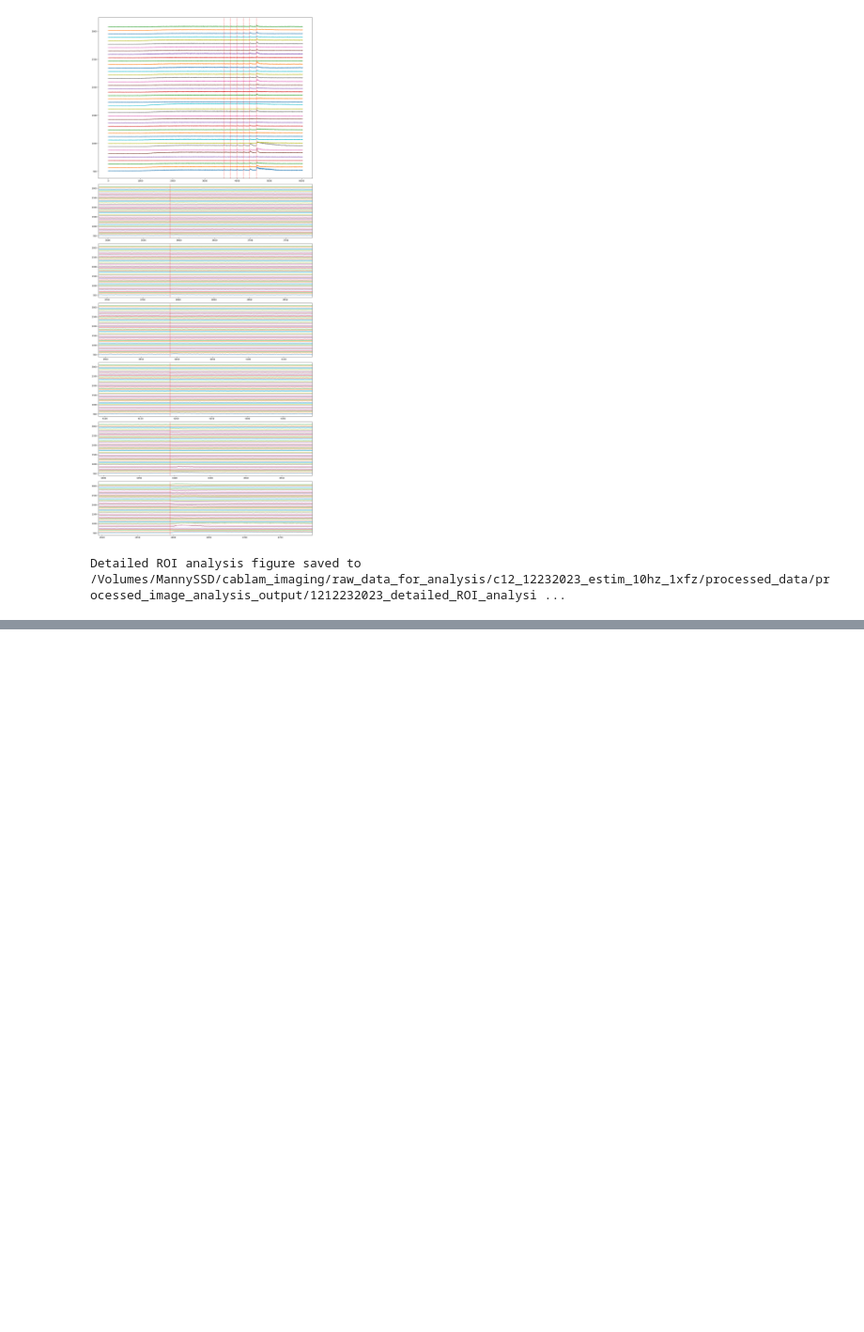
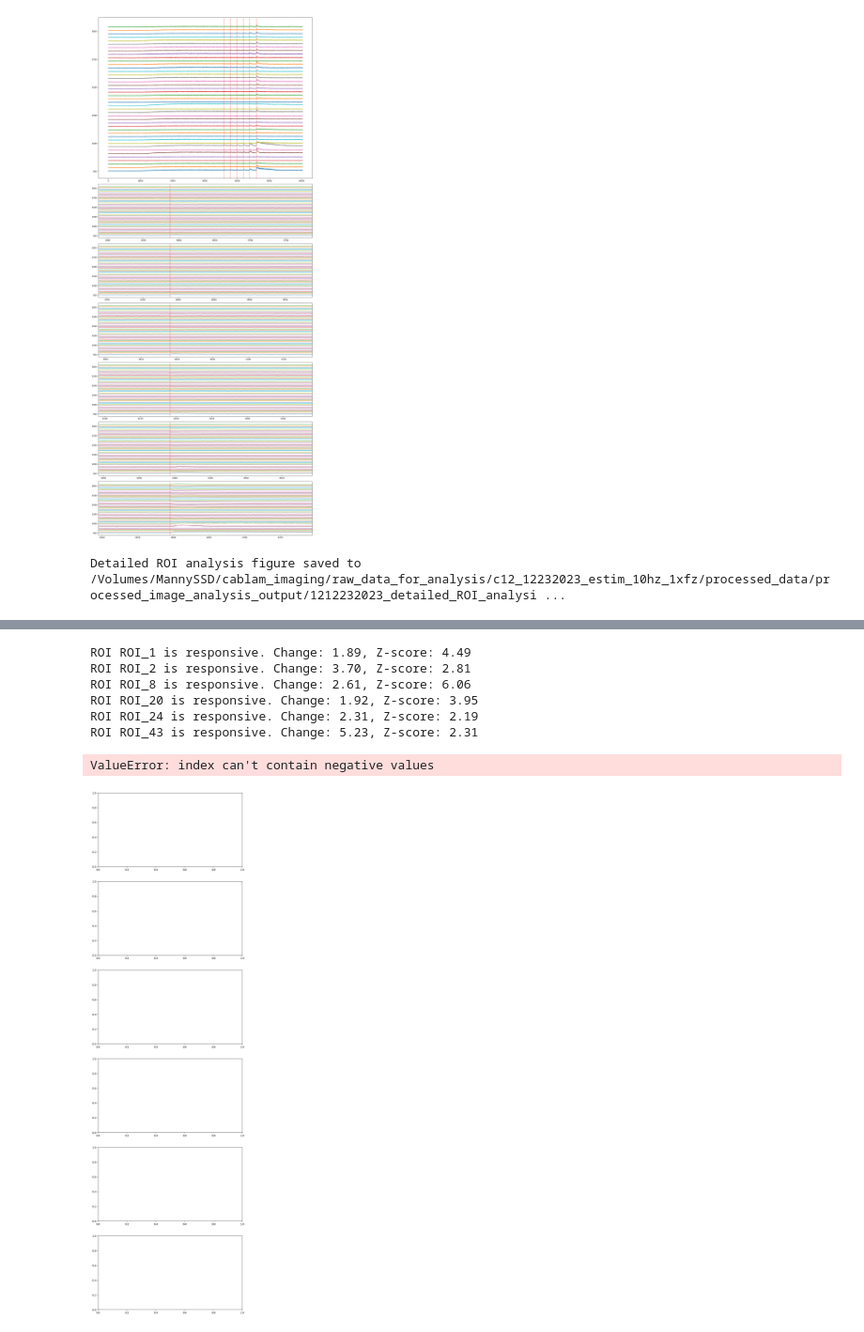
Before and after one commit to ecresp1el/biolumi_calcium_imaging, a Jupyter notebook: notebooks/calcium_imaging_analysis.ipynb, the cells around one changed output, grey strips where cells are left out. Shown at 94% size. Cells and saved outputs as stored; diff of their text form; code cells hidden in the pictures; blank space fills up the shorter version.

```diff
--- a/notebooks/calcium_imaging_analysis.ipynb
+++ b/notebooks/calcium_imaging_analysis.ipynb
@@ -809,0 +1231,11 @@ ROI ROI_43 plots saved in /Volumes/MannySSD/cablam_imaging/raw_data_for_analysis
+# %%
+analysis.plot_normalized_mean_and_sem_of_all_stims(session_id, pre_stim_duration=3, post_stim_duration=3, threshold=2)  # Replace with your actual session ID
+# %% [output]
+ROI ROI_1 is responsive. Change: 1.89, Z-score: 4.49
+ROI ROI_2 is responsive. Change: 3.70, Z-score: 2.81
+ROI ROI_8 is responsive. Change: 2.61, Z-score: 6.06
+ROI ROI_20 is responsive. Change: 1.92, Z-score: 3.95
+ROI ROI_24 is responsive. Change: 2.31, Z-score: 2.19
+ROI ROI_43 is responsive. Change: 5.23, Z-score: 2.31
+ValueError: index can't contain negative values
+[figure, added]
```
Also changed, not shown: parts of 7 cells of this notebook.
